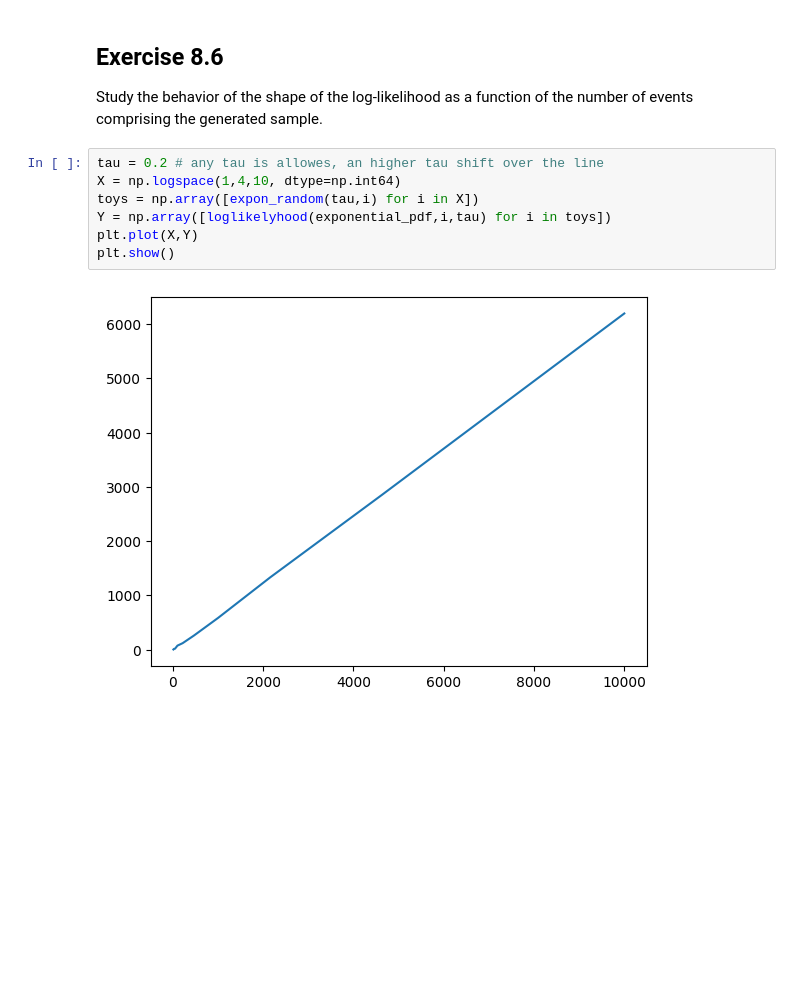
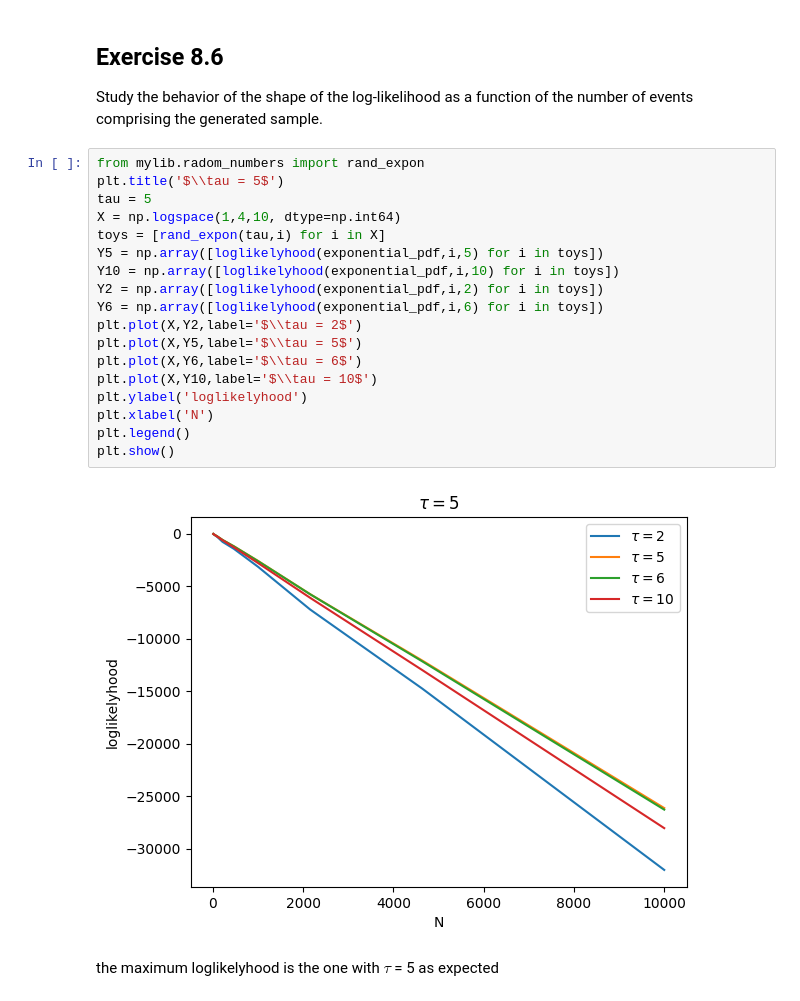
Before and after one commit to CarminatiGiovanni/LaboratorioCalcoloEStatistica, a Jupyter notebook: exercises_9_271123.ipynb, the cells around one changed output. Saved outputs shown, nothing was run; the diff lists cells and outputs as text; blank space fills up the shorter version.

```diff
--- a/exercises_9_271123.ipynb
+++ b/exercises_9_271123.ipynb
@@ -140,12 +130,25 @@ plt.show()
 # %% [markdown]
 ## Exercise 8.6
 Study the behavior of the shape of the log-likelihood as a function of the number of events comprising the generated sample.
-# %%
-tau = 0.2 # any tau is allowes, an higher tau shift over the line
-X = np.logspace(1,4,10, dtype=np.int64)
-toys = np.array([expon_random(tau,i) for i in X])
-Y = np.array([loglikelyhood(exponential_pdf,i,tau) for i in toys])
-plt.plot(X,Y)
-plt.show()
-# %% [output]
-[figure, removed]
+# %%
+from mylib.radom_numbers import rand_expon
+plt.title('$\\tau = 5$')
+tau = 5
+X = np.logspace(1,4,10, dtype=np.int64)
+toys = [rand_expon(tau,i) for i in X]
+Y5 = np.array([loglikelyhood(exponential_pdf,i,5) for i in toys])
+Y10 = np.array([loglikelyhood(exponential_pdf,i,10) for i in toys])
+Y2 = np.array([loglikelyhood(exponential_pdf,i,2) for i in toys])
+Y6 = np.array([loglikelyhood(exponential_pdf,i,6) for i in toys])
+plt.plot(X,Y2,label='$\\tau = 2$')
+plt.plot(X,Y5,label='$\\tau = 5$')
+plt.plot(X,Y6,label='$\\tau = 6$')
+plt.plot(X,Y10,label='$\\tau = 10$')
+plt.ylabel('loglikelyhood')
+plt.xlabel('N')
+plt.legend()
+plt.show()
+# %% [output]
+[figure, added]
+# %% [markdown]
+the maximum loglikelyhood is the one with $\tau$ = 5 as expected
```
Also changed, not shown: parts of 2 cells of this notebook.
